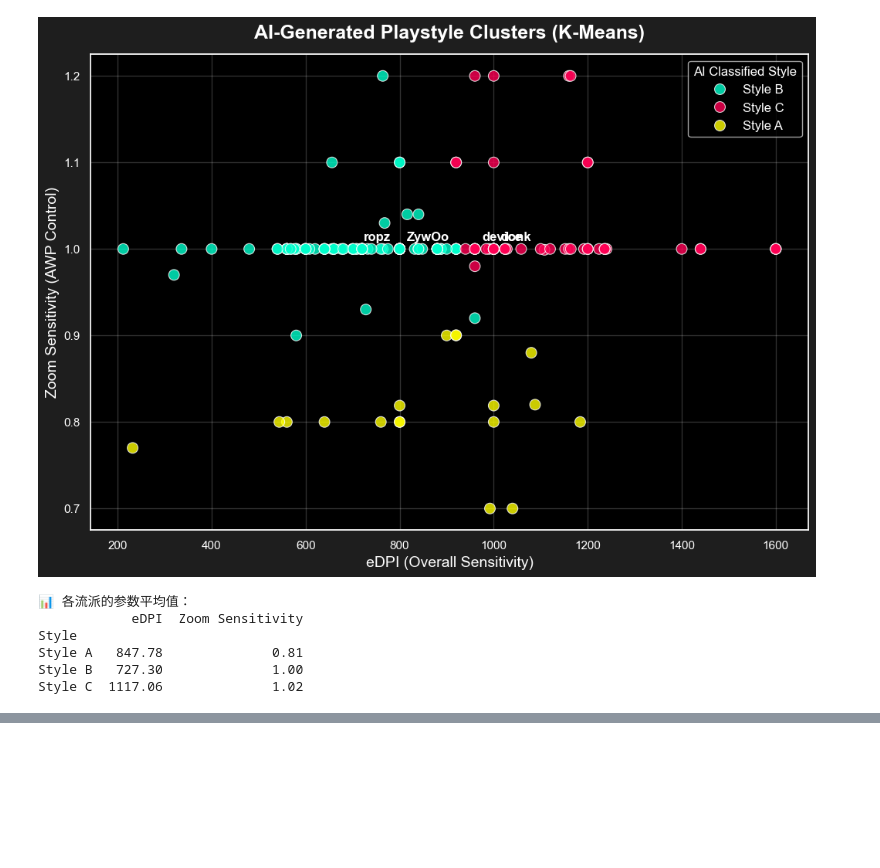
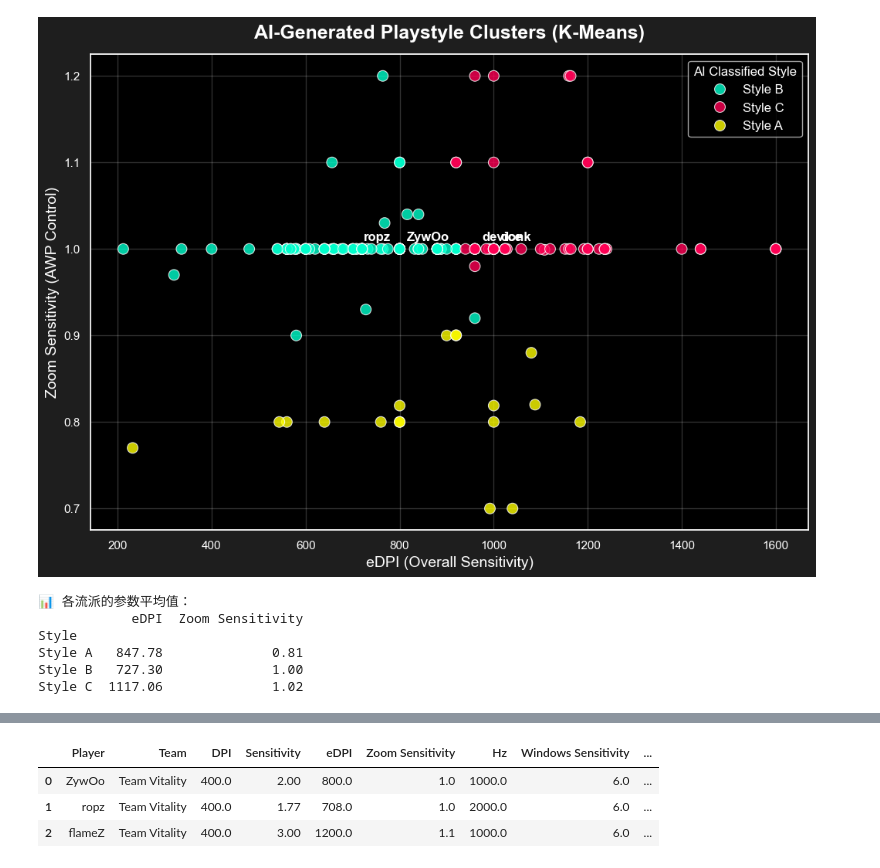
Before and after one commit to Starfie1d1272/CS2-Pro-Settings, a Jupyter notebook: Phase2_Data_Cleaning.ipynb, the cells around one changed output, grey strips where cells are left out. Cells and saved outputs as stored; diff of their text form; code cells hidden in the pictures; blank space fills up the shorter version.

```diff
--- a/Phase2_Data_Cleaning.ipynb
+++ b/Phase2_Data_Cleaning.ipynb
@@ -320,0 +410,90 @@ Style C  1117.06              1.02
+# %%
+# ==========================================
+# Phase 5 - Cell 2: 终极大一统 - 5大维度全量数据清洗
+# ==========================================
+import pandas as pd
+import numpy as np
+import re
+
+print("🏗️ 正在构建 CS2 职业选手 5大维度 Master 总表...")
+
+# 1. 读取原始数据及白名单过滤 (沿用之前的纯净名单)
+df_raw = pd.read_csv("cs2_pro_detailed_RAW.csv")
+top_30_teams =[
+    "Team Vitality", "FaZe Clan", "Natus Vincere", "Team Spirit", "MOUZ",
+    "G2 Esports", "Virtus.pro", "Astralis", "Complexity", "HEROIC",
+    "Cloud9", "ENCE", "Team Liquid", "Falcons", "Ninjas in Pyjamas",
+    "BIG", "The MongolZ", "FURIA", "GamerLegion", "SAW", "Eternal Fire",
+    "100 Thieves", "Lynn Vision", "MIBR", "Imperial Esports", "FlyQuest",
+    "OG", "TDK", "fnatic", "EYEBALLERS", "Aurora Gaming", "PARIVISION",
+    "FUT Esports", "3DMAX", "Legacy", "paiN Gaming", "9z Team", "NRG",
+    "Gentle Mates", "Monte", "TYLOO", "BC.Game", "Passion UA", "BetBoom Team", "HOTU"
+]
+df = df_raw[df_raw['Team'].notna() & df_raw['Team'].isin(top_30_teams)].copy()
+
+# 2. 定义 5 大核心维度的列名清单 (依据你的专业整理)
+identity_cols = ['Player', 'Team']
+
+mouse_cols =['DPI', 'Sensitivity', 'eDPI', 'Zoom Sensitivity', 'Hz', 'Windows Sensitivity']
+
+video_cols =['Resolution', 'Aspect Ratio', 'Scaling Mode', 'Refresh Rate', 'Brightness',
+              'Display Mode', 'Boost Player Contrast', 'Multisampling Anti-Aliasing Mode',
+              'Global Shadow Quality', 'Texture Filtering Mode']
+
+crosshair_cols =['Style', 'Length', 'Thickness', 'Gap', 'Outline', 'Color', 'Dot']
+
+viewmodel_cols =['FOV', 'Offset X', 'Offset Y', 'Offset Z', 'Presetpos']
+
+radar_cols =['Radar Centers The Player', 'Radar is Rotating', 'Radar Map Zoom', 'HUD Scale', 'HUD Color']
+
+# 合并所有需要的列
+all_desired_cols = identity_cols + mouse_cols + video_cols + crosshair_cols + viewmodel_cols + radar_cols
+
+# 过滤掉原表中没有成功抓到的列，防止报错
+actual_cols =[col for col in all_desired_cols if col in df.columns]
+df_master = df[actual_cols].copy()
+
+# ==========================================
+# 3. 硬核数据清洗 (Regex 魔法)
+# ==========================================
+
+# 提取纯数字 (支持正负数和小数，比如 Gap 的 -3，或者 Brightness 的 93%)
+def extract_number(val):
+    if pd.isna(val): return np.nan
+    val_str = str(val).replace(',', '').replace(' ', '')
+    # 正则表达式：匹配可选的正负号 [-+]?，匹配数字 \d*，匹配可选的小数点 \.?，匹配数字 \d+
+    match = re.search(r'[-+]?\d*\.?\d+', val_str)
+    return float(match.group()) if match else np.nan
+
+# 需要强制转成数字的列
+numeric_targets =['DPI', 'Sensitivity', 'eDPI', 'Zoom Sensitivity', 'Hz', 'Windows Sensitivity',
+                   'Refresh Rate', 'Brightness', 'Length', 'Thickness', 'Gap',
+                   'FOV', 'Offset X', 'Offset Y', 'Offset Z', 'Presetpos',
+                   'Radar Map Zoom', 'HUD Scale']
+
+for col in numeric_targets:
+    if col in df_master.columns:
+        df_master[col] = df_master[col].apply(extract_number)
+
+# 重新计算并补全 eDPI
+if 'eDPI' in df_master.columns and 'DPI' in df_master.columns and 'Sensitivity' in df_master.columns:
+    df_master['eDPI'] = df_master['eDPI'].fillna(df_master['DPI'] * df_master['Sensitivity'])
+
+# 拆分分辨率 (1280x960 -> 1280, 960)
+if 'Resolution' in df_master.columns:
+    res_str = df_master['Resolution'].astype(str)
+    df_master[['Res_Width', 'Res_Height']] = res_str.str.extract(r'(\d+)x(\d+)')
+    df_master['Res_Width'] = pd.to_numeric(df_master['Res_Width'])
+    df_master['Res_Height'] = pd.to_numeric(df_master['Res_Height'])
+
+# 4. 保存为终极 Master CSV
+master_csv_path = "cs2_pro_master_cleaned.csv"
+df_master.to_csv(master_csv_path, index=False, encoding='utf-8-sig')
+
+print(f"✅ Master 总表构建完成！共计 {len(df_master)} 名顶级选手，{len(df_master.columns)} 个黄金特征。")
+print(f"💾 数据已保存至: {master_csv_path}")
+
+# 预览前 3 行数据看看有多壮观
+pd.set_option('display.max_columns', None) # 强制 Jupyter 显示所有列
+display(df_master.head(3))
+# %% [output]
@@ -320,0 +503,4 @@ Style C  1117.06              1.02
+|  | Player | Team | DPI | Sensitivity | eDPI | Zoom Sensitivity | Hz | Windows Sensitivity | ... |
+| 0 | ZywOo | Team Vitality | 400.0 | 2.00 | 800.0 | 1.0 | 1000.0 | 6.0 | ... |
+| 1 | ropz | Team Vitality | 400.0 | 1.77 | 708.0 | 1.0 | 2000.0 | 6.0 | ... |
+| 2 | flameZ | Team Vitality | 400.0 | 3.00 | 1200.0 | 1.1 | 1000.0 | 6.0 | ... |
```
Also changed, not shown: parts of 3 cells of this notebook, 32 other files.
